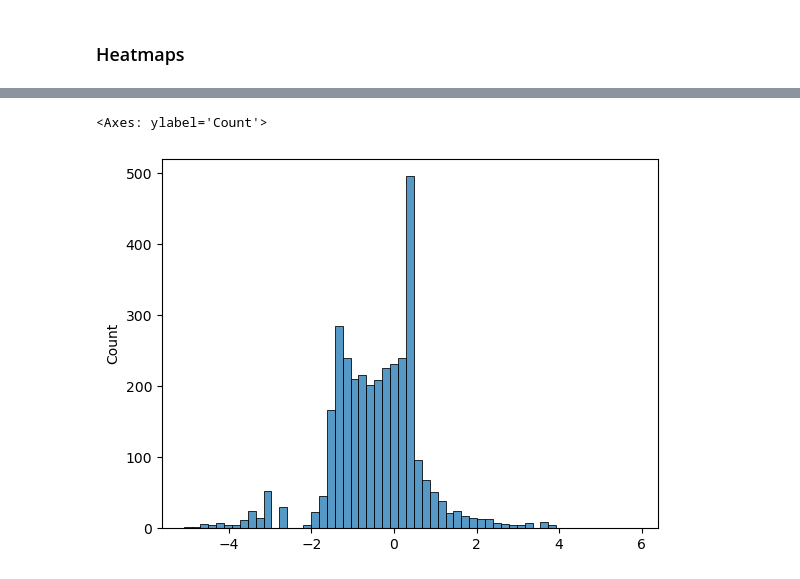
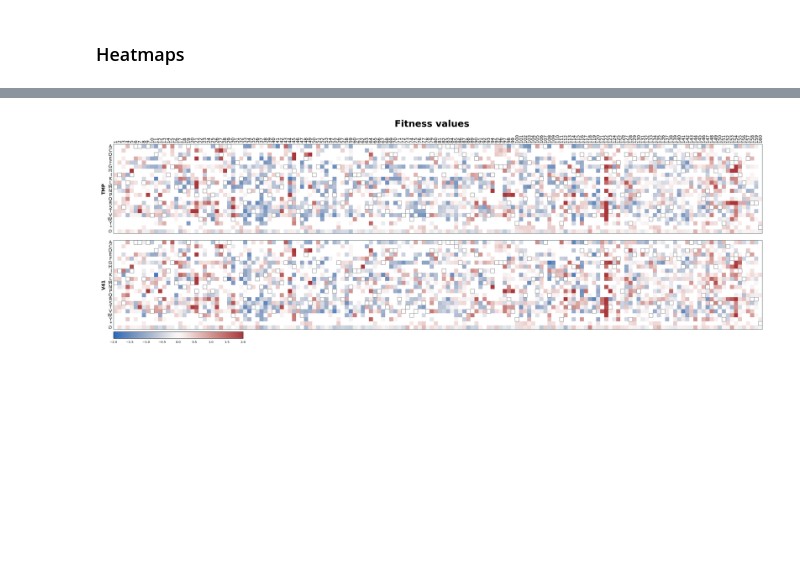
Before and after one commit to ashqavu/mutagenesis_analysis, a Jupyter notebook: src/notebook_template.ipynb, the cells around one changed output, grey strips where cells are left out. Cells and saved outputs as stored; diff of their text form; code cells hidden in the pictures; blank space fills up the shorter version.

```diff
--- a/src/notebook_template.ipynb
+++ b/src/notebook_template.ipynb
@@ -149,10 +154,7 @@ with plt.rc_context({"figure.dpi": 300}):
         datasets,
         "fitness",
         gene,
-        fitness_cmap="coolwarm",
+        fitness_cmap="vlag",
         orientation="horizontal",
         read_threshold=20,
     )
-
-# fig_heatmap_counts.savefig(f"./images/heatmap_raw_counts_all.png", bbox_inches="tight", dpi=600)
-# fig_heatmap_fitness.axes[0].set_xlim(left=23)
@@ -183,6 +161,4 @@ fig_hist_dfe.set_size_inches(15, 9)
-# %%
-plt.close("all")
-sns.histplot(datasets.fitness["TMP"].values.flatten())
-# %% [output]
-<Axes: ylabel='Count'>
-[figure, removed]
+# %%
+fig_heatmap_fitness
+# %% [output]
+[figure, added]
```
Also changed, not shown: parts of 17 cells of this notebook, 8 other files.
